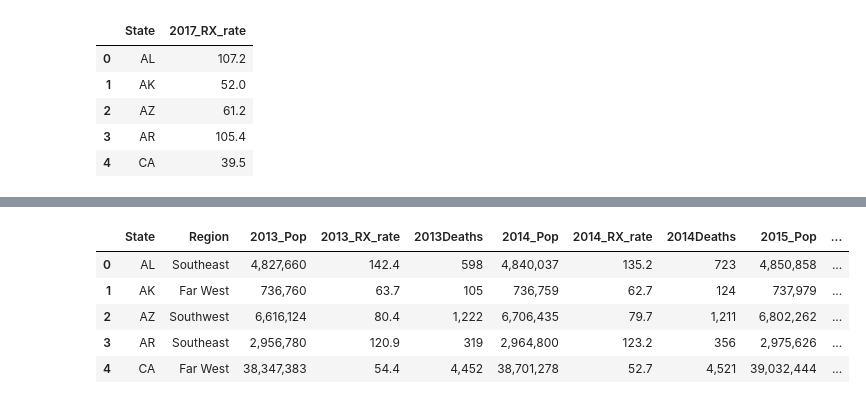
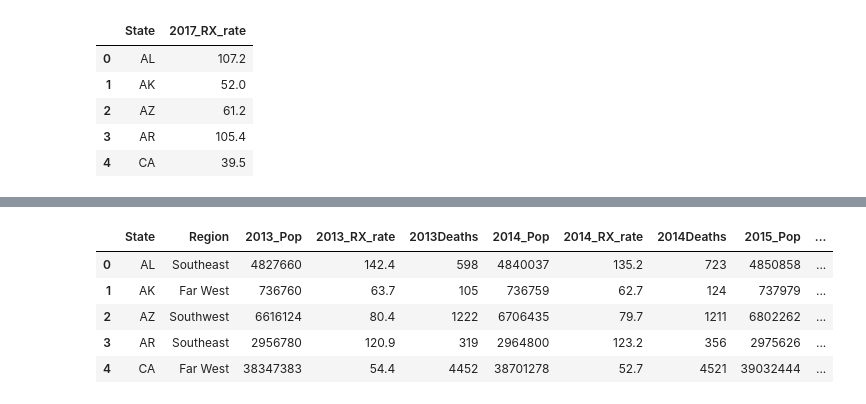
Before and after one commit to cgilbert05/Project-Team-Blue, a Jupyter notebook: Project_1_CountryInCrisis.ipynb, the cells around one changed output, grey strips where cells are left out. Saved outputs shown, nothing was run; the diff lists cells and outputs as text; code cells hidden in the pictures.

```diff
--- a/Project_1_CountryInCrisis.ipynb
+++ b/Project_1_CountryInCrisis.ipynb
@@ -8,17 +8,18 @@ import matplotlib.pyplot as plt
 # %%
 # import source data files
 
-deaths_2013_2014 = pd.read_csv("raw_data/OD_2013_2014.csv")
-deaths_2015 = pd.read_csv("raw_data/OD_2015.csv")
-deaths_2016 = pd.read_csv("raw_data/OD_2016.csv")
-deaths_2017 = pd.read_csv("raw_data/OD_2017.csv")
+deaths_2013_2014 = pd.read_csv("raw_data/OD_2013_2014.csv", thousands=',')
+deaths_2015 = pd.read_csv("raw_data/OD_2015.csv", thousands=',')
+deaths_2016 = pd.read_csv("raw_data/OD_2016.csv", thousands=',')
+deaths_2017 = pd.read_csv("raw_data/OD_2017.csv", thousands=',')
 
-regions = pd.read_csv("raw_data/regions.csv")
+regions = pd.read_csv("raw_data/regions.csv", thousands=',')
 
 # reduce dataframes to include only state and death statistic
 #############THESE ARE THE OVERDOSE BY STATE DATA FRAMES *********************
 deaths_2013_df = deaths_2013_2014[['State', '2013Number']]
 deaths_2013_df = deaths_2013_df.rename(index=str, columns={"2013Number": "2013Deaths"})
+deaths_2013_df["2013Deaths"] = pd.to_numeric(deaths_2013_df["2013Deaths"])
 deaths_2014_df = deaths_2013_2014[['State', '2014Number']]
 deaths_2014_df = deaths_2014_df.rename(index=str, columns={"2014Number": "2014Deaths"})
 deaths_2015_df = deaths_2015[['State', 'Number']]
@@ -28,5 +29,5 @@ deaths_2016_df = deaths_2016_df.rename(index=str, columns={"number": "2016Deaths
 deaths_2017_df = deaths_2017[['State', 'number']]
 deaths_2017_df = deaths_2017_df.rename(index=str, columns={"number": "2017Deaths"})
 
-deaths_2015_df.head()
+deaths_2013_df
 # %% [output]
@@ -77,7 +89,7 @@ rx_2017_df.head()
 | 4 | CA | 39.5 |
 # %%
 # import population data
-population2010_2017 = pd.read_csv("raw_data/Pop_2013-2017.csv")
+population2010_2017 = pd.read_csv("raw_data/Pop_2013-2017.csv", thousands=',')
 # remove first two rows because they are insignificant to the dataframe
 population2010_2017_a = population2010_2017.drop([0,1,2,3,4,56,57,58,59,60,61,62], axis=0).reset_index(drop=True)
 # rename column headers
@@ -175,20 +188,25 @@ prd_17_df.head()
 # %%
 # change column locations and create the final consolidated dataframe called "master_df"
 master_df = pd.DataFrame(prd_17_df[['State','Region',
                                     '2013_Pop','2013_RX_rate','2013Deaths',
                                     '2014_Pop','2014_RX_rate','2014Deaths',
                                     '2015_Pop','2015_RX_rate','2015Deaths',
                                     '2016_Pop','2016_RX_rate','2016Deaths',
                                     '2017_Pop','2017_RX_rate','2017Deaths']])
 
+master_df['2013_Pop'] = master_df['2013_Pop'].apply(int)
+master_df['2014_Pop'] = master_df['2014_Pop'].apply(int)
+master_df['2015_Pop'] = master_df['2015_Pop'].apply(int)
+master_df['2016_Pop'] = master_df['2016_Pop'].apply(int)
+master_df['2017_Pop'] = master_df['2017_Pop'].apply(int)
 master_df.head()
 # %% [output]
 |  | State | Region | 2013_Pop | 2013_RX_rate | 2013Deaths | 2014_Pop | 2014_RX_rate | 2014Deaths | 2015_Pop | ... |
-| 0 | AL | Southeast | 4,827,660 | 142.4 | 598 | 4,840,037 | 135.2 | 723 | 4,850,858 | ... |
-| 1 | AK | Far West | 736,760 | 63.7 | 105 | 736,759 | 62.7 | 124 | 737,979 | ... |
-| 2 | AZ | Southwest | 6,616,124 | 80.4 | 1,222 | 6,706,435 | 79.7 | 1,211 | 6,802,262 | ... |
-| 3 | AR | Southeast | 2,956,780 | 120.9 | 319 | 2,964,800 | 123.2 | 356 | 2,975,626 | ... |
-| 4 | CA | Far West | 38,347,383 | 54.4 | 4,452 | 38,701,278 | 52.7 | 4,521 | 39,032,444 | ... |
+| 0 | AL | Southeast | 4827660 | 142.4 | 598 | 4840037 | 135.2 | 723 | 4850858 | ... |
+| 1 | AK | Far West | 736760 | 63.7 | 105 | 736759 | 62.7 | 124 | 737979 | ... |
+| 2 | AZ | Southwest | 6616124 | 80.4 | 1222 | 6706435 | 79.7 | 1211 | 6802262 | ... |
+| 3 | AR | Southeast | 2956780 | 120.9 | 319 | 2964800 | 123.2 | 356 | 2975626 | ... |
+| 4 | CA | Far West | 38347383 | 54.4 | 4452 | 38701278 | 52.7 | 4521 | 39032444 | ... |
 # %%
 master_df.head(10)
 # %% [output]
```
Also changed, not shown: parts of 5 cells of this notebook.
